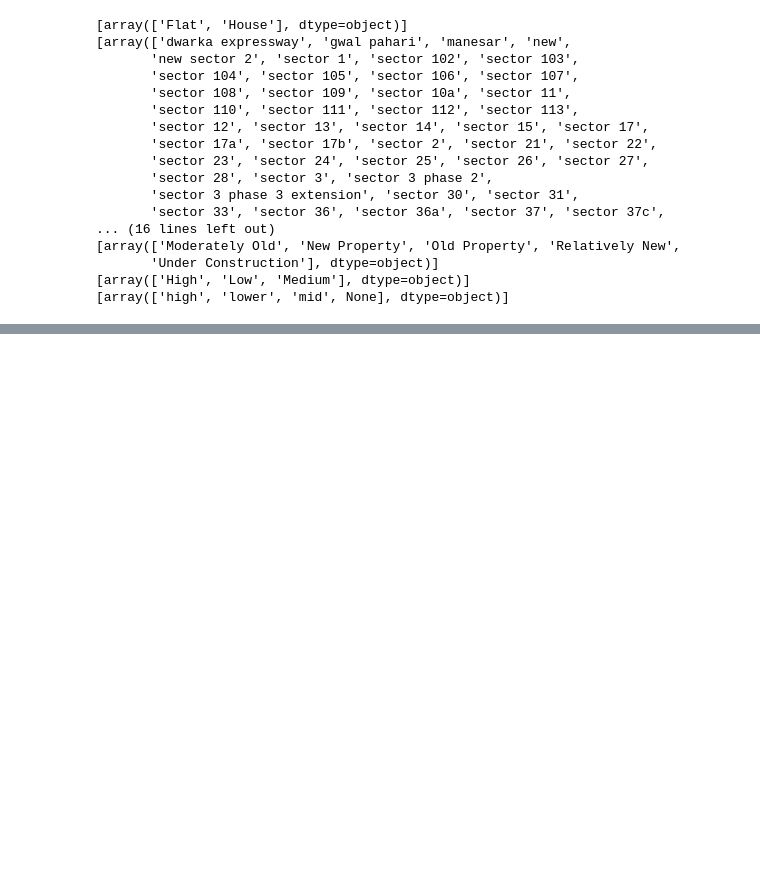
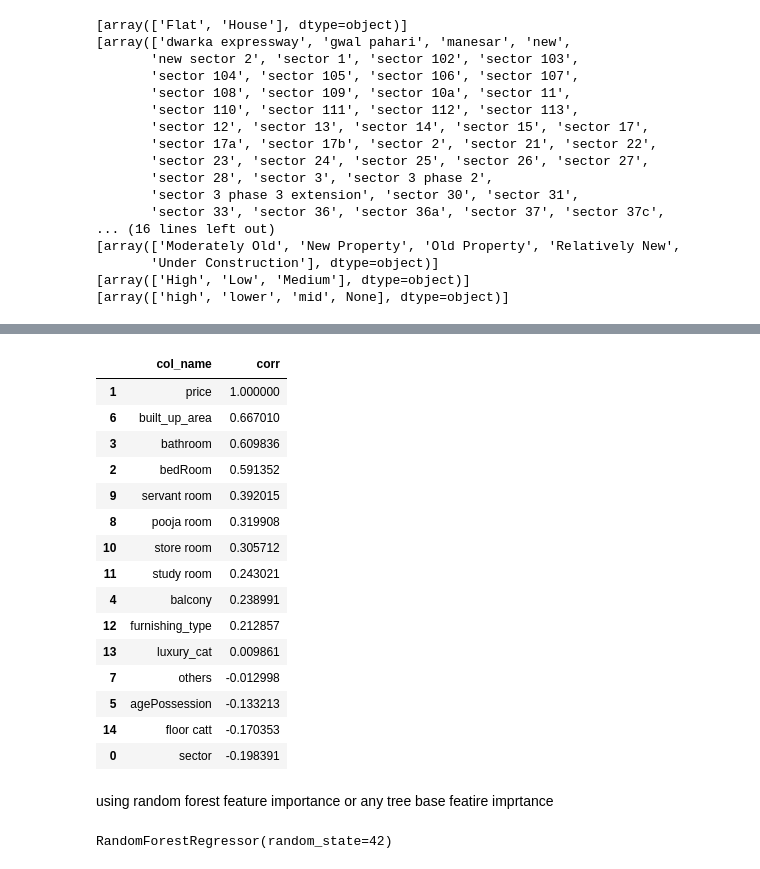
Before and after one commit to karansingh-chauhan/Real-Estate-Analysis, a Jupyter notebook: feature selection/feature_selection.ipynb, the cells around one changed output, grey strips where cells are left out. Cells and saved outputs as stored; diff of their text form; code cells hidden in the pictures; blank space fills up the shorter version.

```diff
--- a/feature selection/feature_selection.ipynb
+++ b/feature selection/feature_selection.ipynb
@@ -131,0 +139,29 @@ y_label = data_label_encoded['price']
+# %%
+fi_df1 = data_label_encoded.corr()['price'].iloc[1:].to_frame().reset_index().rename(columns={'index':'col_name','price':'corr'})\
+    .sort_values('corr',ascending=False)
+fi_df1
+# %% [output]
+|  | col_name | corr |
+| 1 | price | 1.000000 |
+| 6 | built_up_area | 0.667010 |
+| 3 | bathroom | 0.609836 |
+| 2 | bedRoom | 0.591352 |
+| 9 | servant room | 0.392015 |
+| 8 | pooja room | 0.319908 |
+| 10 | store room | 0.305712 |
+| 11 | study room | 0.243021 |
+| 4 | balcony | 0.238991 |
+| 12 | furnishing_type | 0.212857 |
+| 13 | luxury_cat | 0.009861 |
+| 7 | others | -0.012998 |
+| 5 | agePossession | -0.133213 |
+| 14 | floor catt | -0.170353 |
+| 0 | sector | -0.198391 |
+# %% [markdown]
+using random forest feature importance or any tree base featire imprtance
+# %%
+from sklearn.ensemble import RandomForestRegressor
+model=RandomForestRegressor(n_estimators=100,random_state=42)
+model.fit(X_label,y_label)
+# %% [output]
+RandomForestRegressor(random_state=42)
```
Also changed, not shown: parts of 22 cells of this notebook.
